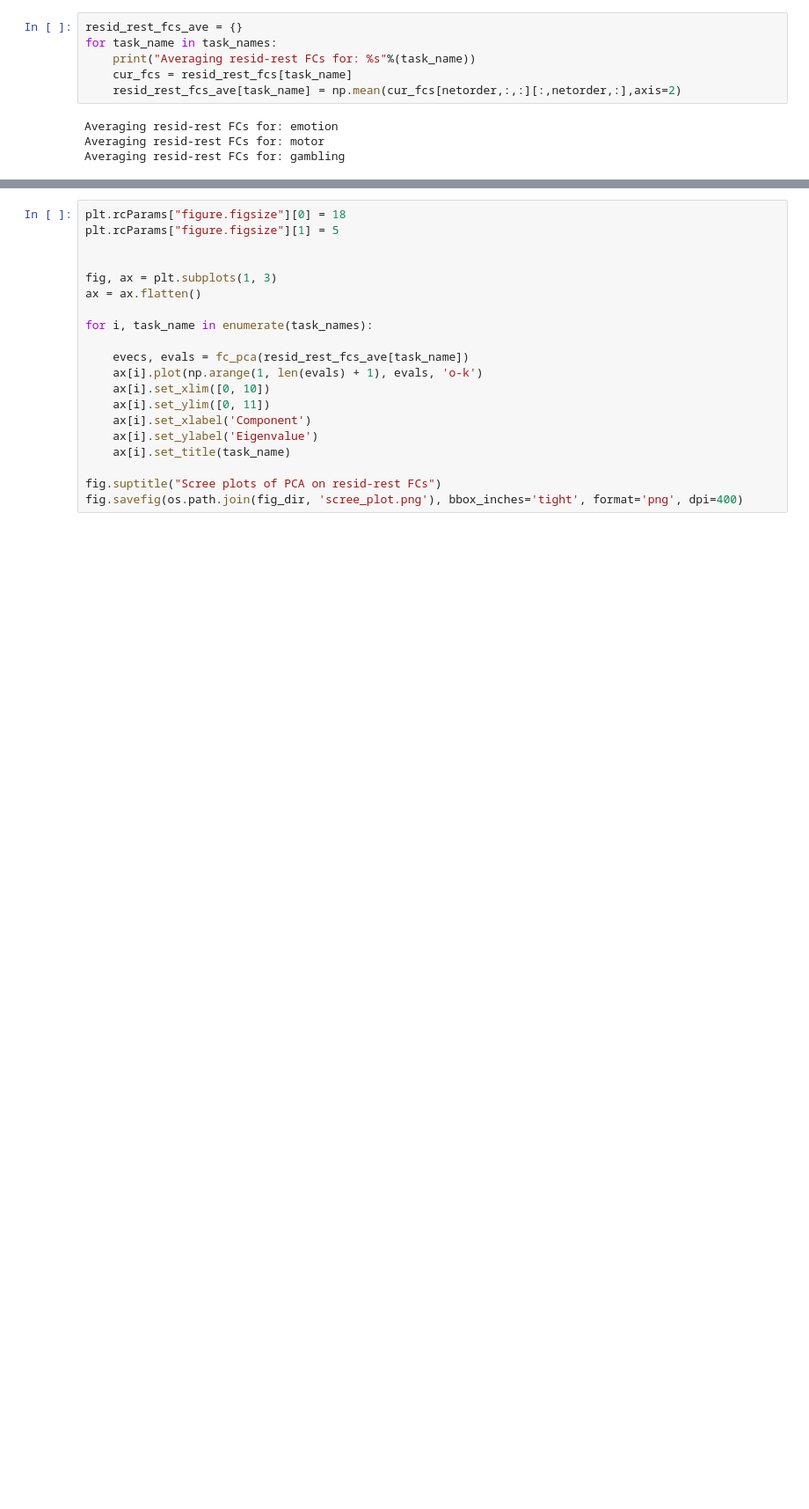
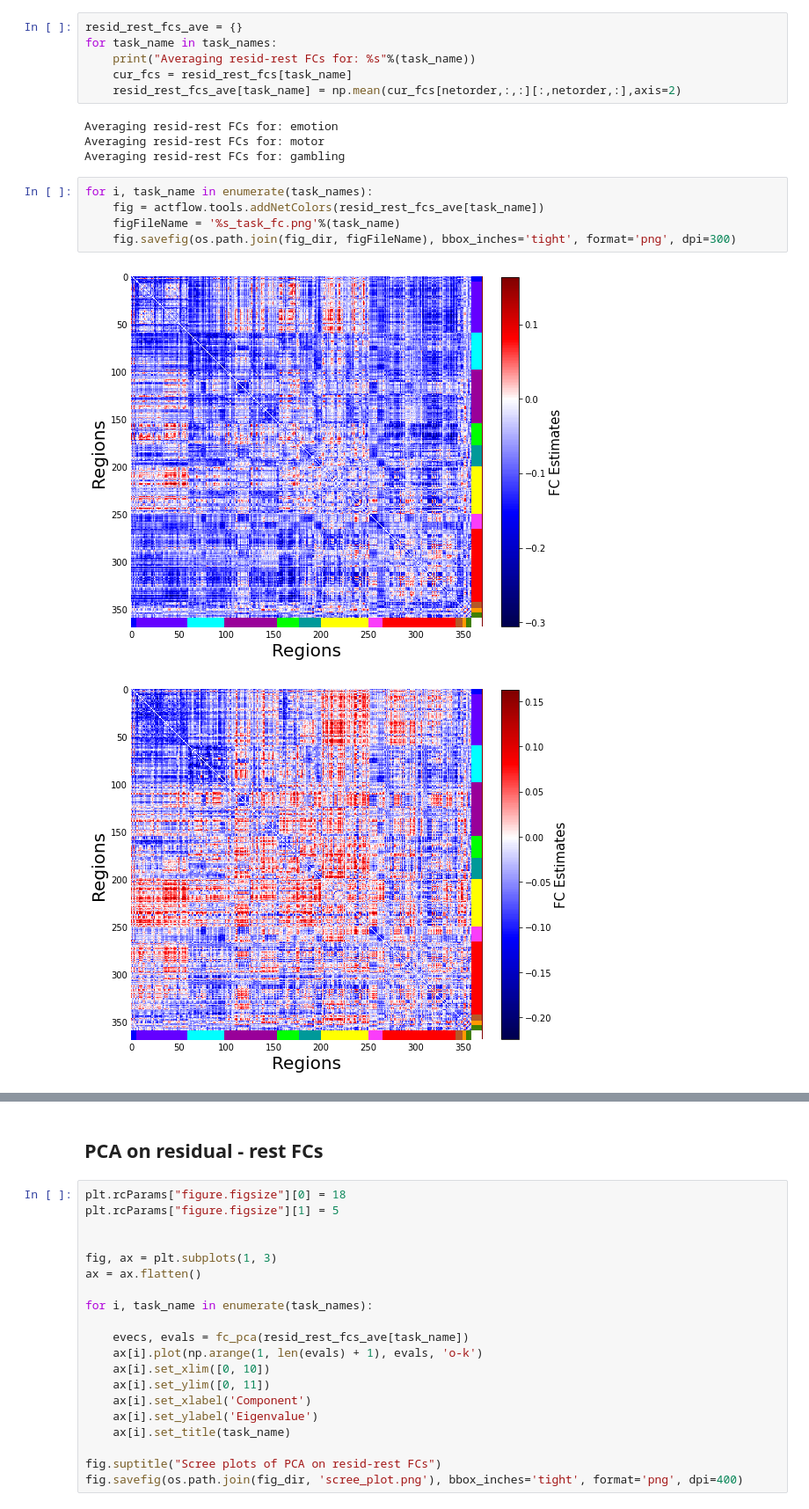
Before and after one commit to zenkavi/neuromatch_project, a Jupyter notebook: notebooks/NMA_project_data_creation.ipynb, the cells around one changed output, grey strips where cells are left out. Shown at 88% size. Drawn from its saved outputs; the diff is of its cells as text; blank space fills up the shorter version.

```diff
--- a/notebooks/NMA_project_data_creation.ipynb
+++ b/notebooks/NMA_project_data_creation.ipynb
@@ -550,3 +563,11 @@ for task_name in task_names:
 Averaging resid-rest FCs for: emotion
 Averaging resid-rest FCs for: motor
 Averaging resid-rest FCs for: gambling
+# %%
+for i, task_name in enumerate(task_names):
+    fig = actflow.tools.addNetColors(resid_rest_fcs_ave[task_name])
+    figFileName = '%s_task_fc.png'%(task_name)
+    fig.savefig(os.path.join(fig_dir, figFileName), bbox_inches='tight', format='png', dpi=300)
+# %% [output]
+[figure, added]
+[figure, added]
@@ -553,3 +575,5 @@ Averaging resid-rest FCs for: gambling
+# %% [markdown]
+## PCA on residual - rest FCs
 # %%
 plt.rcParams["figure.figsize"][0] = 18
 plt.rcParams["figure.figsize"][1] = 5
```
Also changed, not shown: parts of 6 cells of this notebook, 5 other files.
